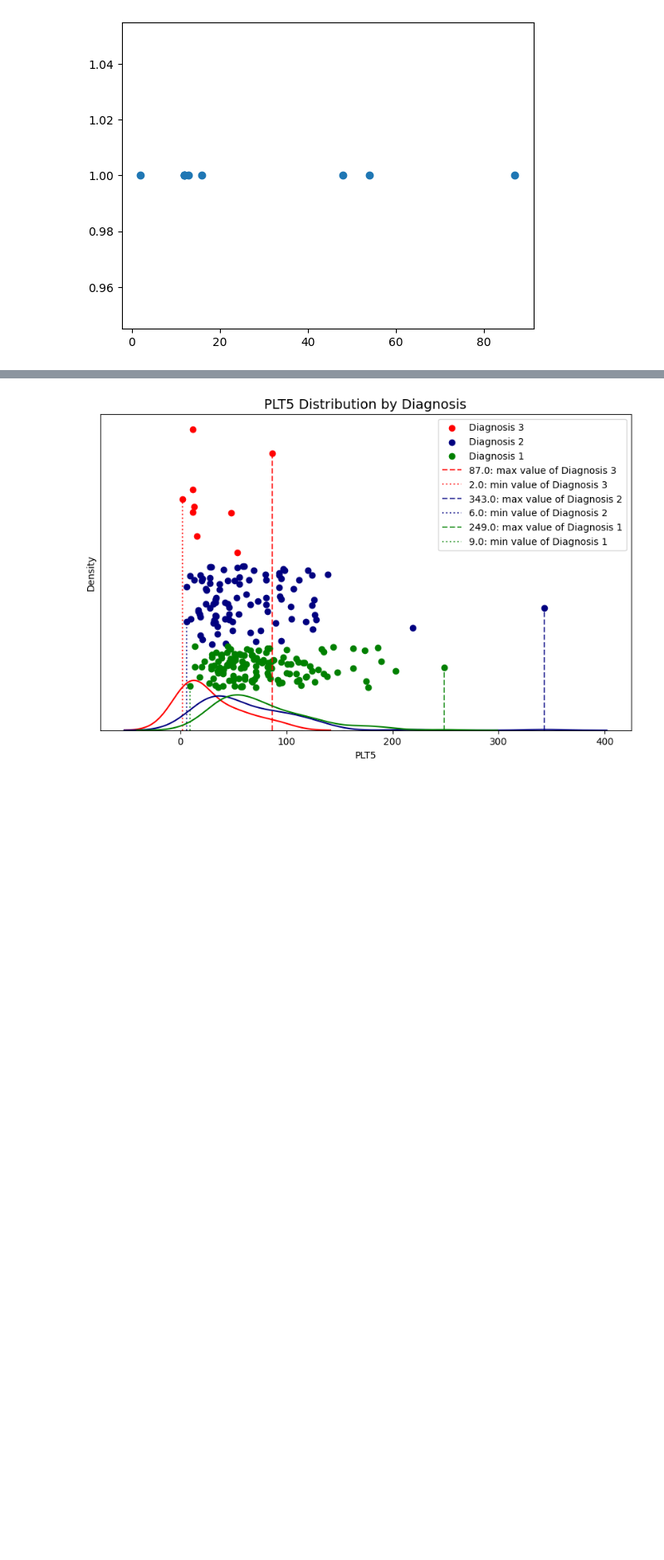
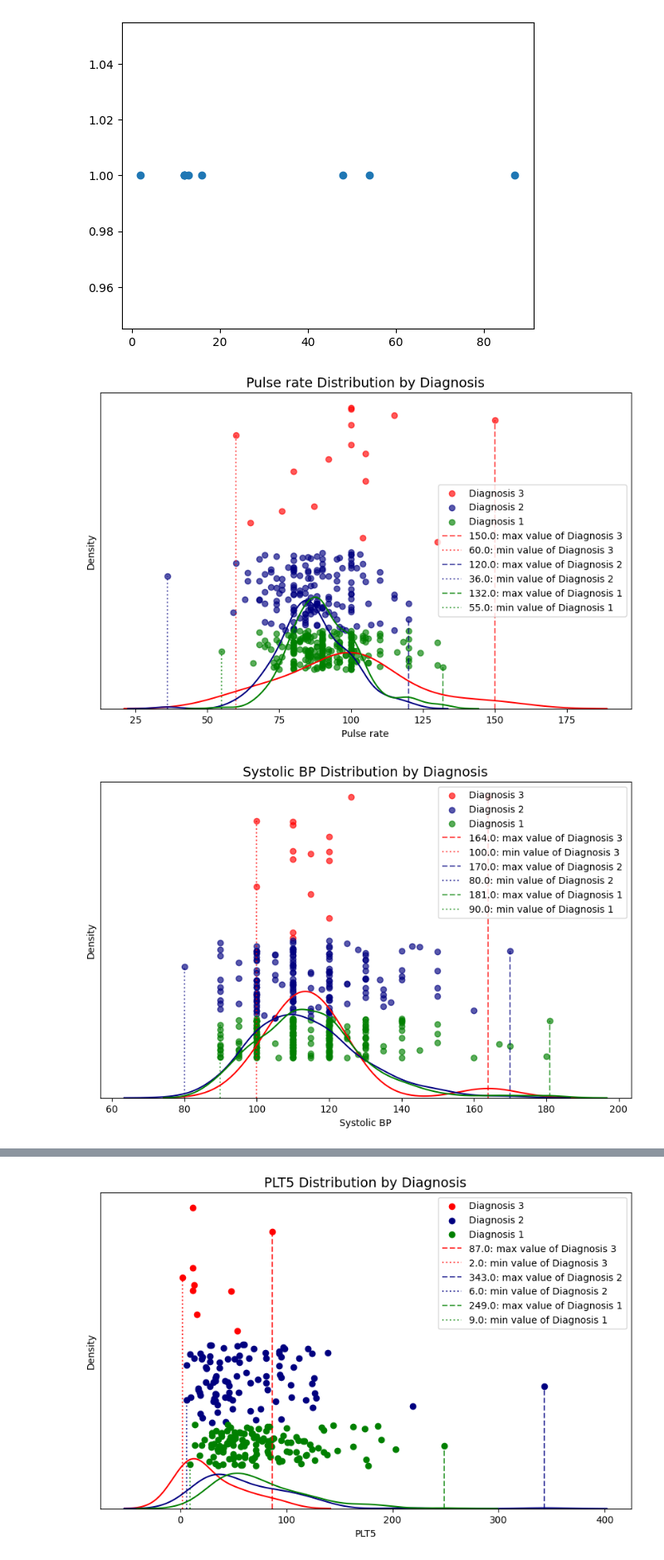
Before and after one commit to khnam-ng/SevereDengueFever, a Jupyter notebook: notebooks/RF_4.ipynb, the cells around one changed output, grey strips where cells are left out. Shown at 83% size. Drawn from its saved outputs; the diff is of its cells as text; code cells hidden in the pictures; blank space fills up the shorter version.

```diff
--- a/notebooks/RF_4.ipynb
+++ b/notebooks/RF_4.ipynb
@@ -94,7 +94,8 @@ Diagnosis's classes:  {'1': 56.4, '2': 39.66, '3': 3.94}
 # %% [markdown]
 # DISTRIBUTION OF EACH COL
 # %%
-df = df[['ALT1','ALT2','ALT3','ALT4','ALT5','ALT6','ALT7','ALT8','ALT9','AST1','AST2','AST3','AST4','AST5','AST6','AST7','AST8','AST9','PLT1','PLT2','PLT3','PLT4','PLT5','PLT6','PLT7','PLT8','PLT9','Diagnosis']]
+# df = df[['ALT1','ALT2','ALT3','ALT4','ALT5','ALT6','ALT7','ALT8','ALT9','AST1','AST2','AST3','AST4','AST5','AST6','AST7','AST8','AST9','PLT1','PLT2','PLT3','PLT4','PLT5','PLT6','PLT7','PLT8','PLT9','Diagnosis']]
+
 df = df.apply(pd.to_numeric, errors='coerce')
 # %%
 x = df['PLT1'].fillna(0)
@@ -158,15 +159,15 @@ def distribution_plot(df_x, x_name: str):
     # ax[0].set_ylim(-0.25, 10.25)
     # ax[0].set_yticks([])
 
-    plt.scatter(x_3, [4/80] * (y_3 + 1), label = 'Diagnosis 3', color='red')
-    plt.scatter(x_2, [2/80] * (y_2 + 1), label = 'Diagnosis 2',color='navy')
-    plt.scatter(x_1, [1/80] * (y_1 + 1), label = 'Diagnosis 1',color='green')
-    plt.vlines(np.max(x_3), 0, (4/80) * (y_3[np.argmax(x_3)]+1), label = f'{np.max(x_3)}: max value of Diagnosis 3', color='red', alpha=0.75, linestyle="--")
-    plt.vlines(np.min(x_3), 0, (4/80) * (y_3[np.argmin(x_3)]+1), label = f'{np.min(x_3)}: min value of Diagnosis 3', color='red', alpha=0.75, linestyle=":")
-    plt.vlines(np.max(x_2), 0, (2/80) * (y_2[np.argmax(x_2)]+1), label = f'{np.max(x_2)}: max value of Diagnosis 2', color='navy', alpha=0.75, linestyle="--")
-    plt.vlines(np.min(x_2), 0, (2/80) * (y_2[np.argmin(x_2)]+1), label = f'{np.min(x_2)}: min value of Diagnosis 2', color='navy', alpha=0.75, linestyle=":")
-    plt.vlines(np.max(x_1), 0, (1/80) * (y_1[np.argmax(x_1)]+1), label = f'{np.max(x_1)}: max value of Diagnosis 1', color='green', alpha=0.75, linestyle="--")
-    plt.vlines(np.min(x_1), 0, (1/80) * (y_1[np.argmin(x_1)]+1), label = f'{np.min(x_1)}: min value of Diagnosis 1', color='green', alpha=0.75, linestyle=":")
+    plt.scatter(x_3, [4/80] * (y_3 + 1), label = 'Diagnosis 3', color='red', alpha=0.65)
+    plt.scatter(x_2, [2/80] * (y_2 + 1), label = 'Diagnosis 2',color='navy', alpha=0.65)
+    plt.scatter(x_1, [1/80] * (y_1 + 1), label = 'Diagnosis 1',color='green', alpha=0.65)
+    plt.vlines(np.max(x_3), 0, (4/80) * (y_3[np.argmax(x_3)]+1), label = f'{np.max(x_3)}: max value of Diagnosis 3', color='red', alpha=0.65, linestyle="--")
+    plt.vlines(np.min(x_3), 0, (4/80) * (y_3[np.argmin(x_3)]+1), label = f'{np.min(x_3)}: min value of Diagnosis 3', color='red', alpha=0.65, linestyle=":")
+    plt.vlines(np.max(x_2), 0, (2/80) * (y_2[np.argmax(x_2)]+1), label = f'{np.max(x_2)}: max value of Diagnosis 2', color='navy', alpha=0.65, linestyle="--")
+    plt.vlines(np.min(x_2), 0, (2/80) * (y_2[np.argmin(x_2)]+1), label = f'{np.min(x_2)}: min value of Diagnosis 2', color='navy', alpha=0.65, linestyle=":")
+    plt.vlines(np.max(x_1), 0, (1/80) * (y_1[np.argmax(x_1)]+1), label = f'{np.max(x_1)}: max value of Diagnosis 1', color='green', alpha=0.65, linestyle="--")
+    plt.vlines(np.min(x_1), 0, (1/80) * (y_1[np.argmin(x_1)]+1), label = f'{np.min(x_1)}: min value of Diagnosis 1', color='green', alpha=0.65, linestyle=":")
     sns.kdeplot(x_3, color='red')
     sns.kdeplot(x_2, color='navy')
     sns.kdeplot(x_1, color='green')
@@ -179,3 +180,10 @@ def distribution_plot(df_x, x_name: str):
     # fig.colorbar(cmap=['green','navy','red'], ticks = [1,2,3], values = [1,2,3], ax = ax[0], label='Diagnosis')
     # fig.suptitle(x_name + ' Distribution by Diagnosis', fontsize=16)
     plt.show()
+# %%
+distribution_plot(df, 'Pulse rate')
+distribution_plot(df, 'Systolic BP')
+distribution_plot(df, 'Diastolic BP')
+# %% [output]
+[figure, added]
+[figure, added]
```
Also changed, not shown: parts of 1 cell of this notebook, 3 other files.
